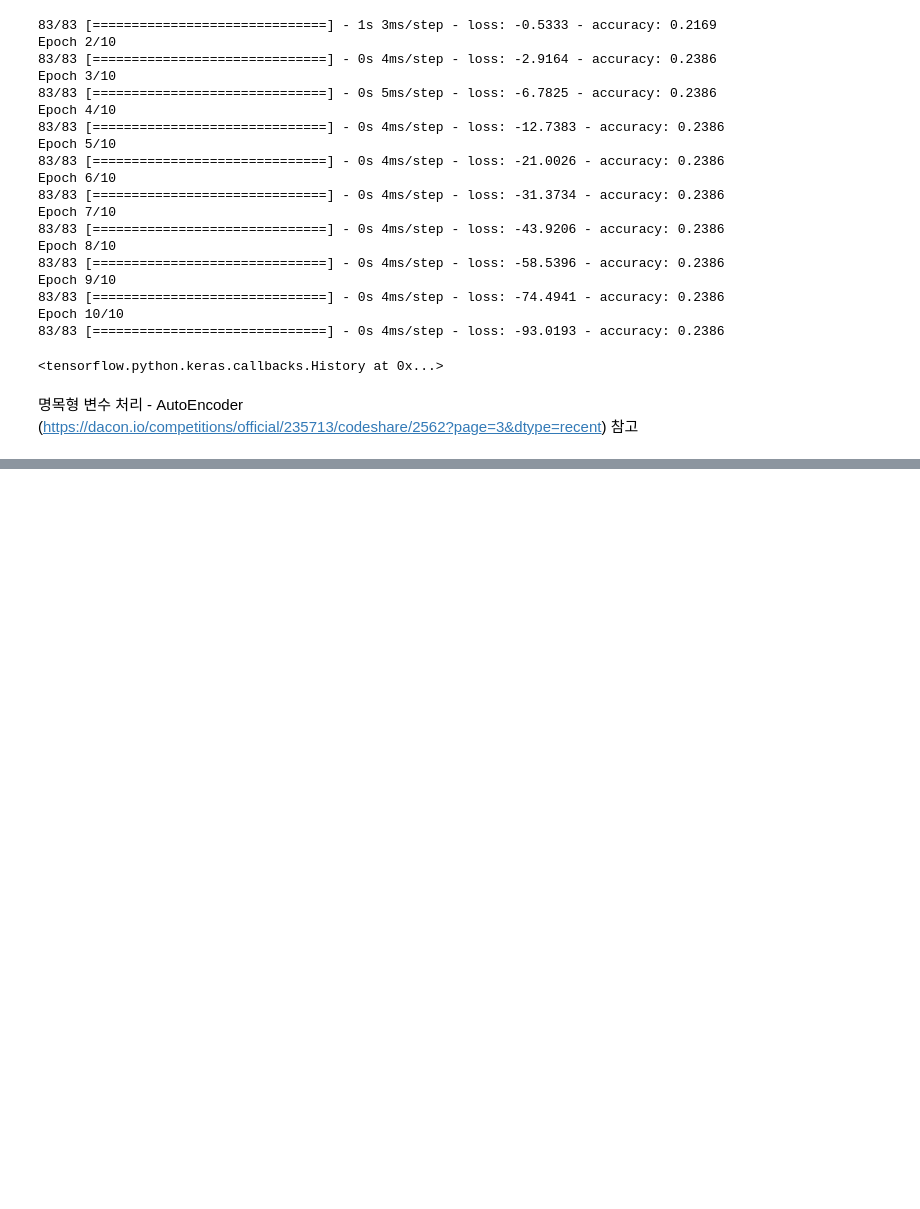
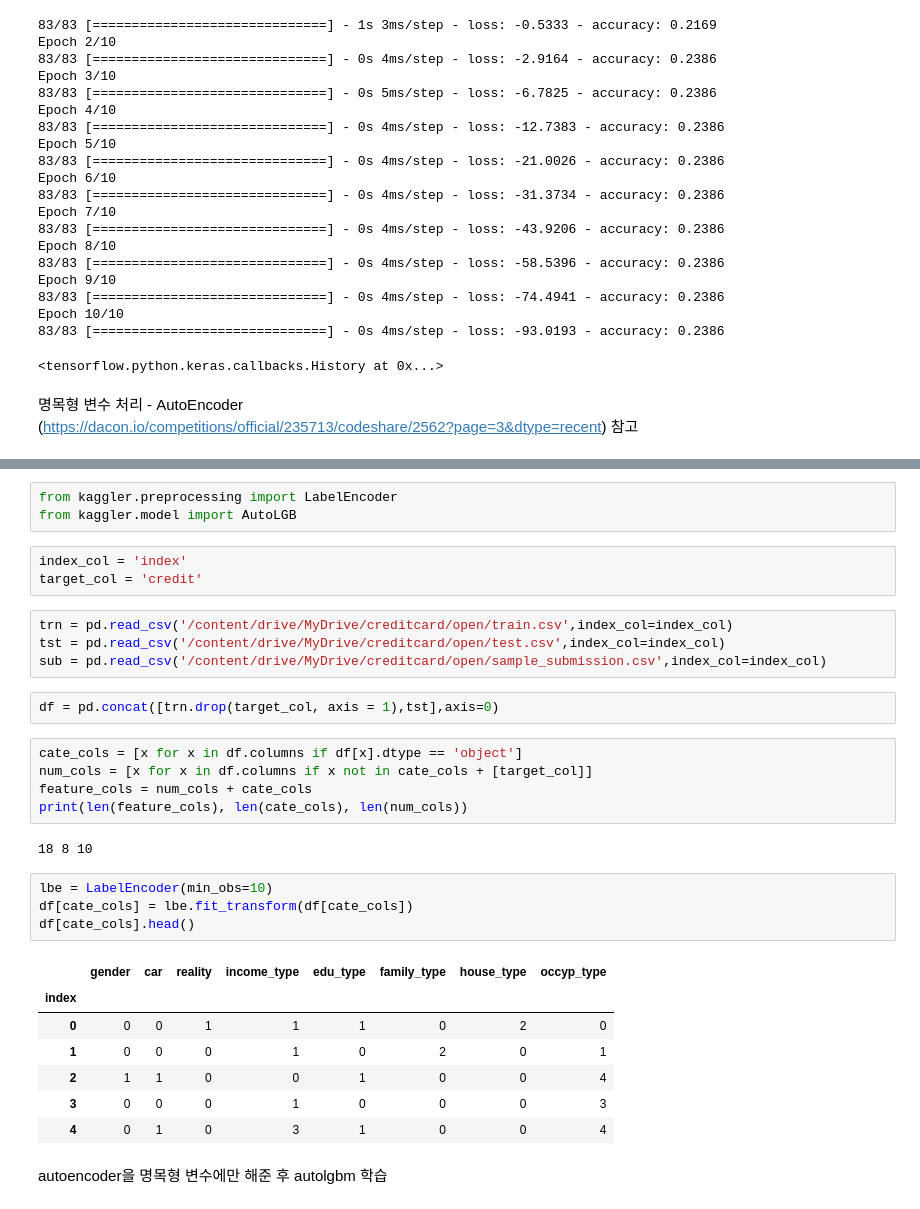
Before and after one commit to seryeongi/prac_dacon, a Jupyter notebook: 0531_credit.ipynb, the cells around one changed output, grey strips where cells are left out. Cells and saved outputs as stored; diff of their text form; blank space fills up the shorter version.

```diff
--- a/0531_credit.ipynb
+++ b/0531_credit.ipynb
@@ -448,0 +468,33 @@ Epoch 10/10
+# %%
+from kaggler.preprocessing import LabelEncoder
+from kaggler.model import AutoLGB
+# %%
+index_col = 'index'
+target_col = 'credit'
+# %%
+trn = pd.read_csv('/content/drive/MyDrive/creditcard/open/train.csv',index_col=index_col)
+tst = pd.read_csv('/content/drive/MyDrive/creditcard/open/test.csv',index_col=index_col)
+sub = pd.read_csv('/content/drive/MyDrive/creditcard/open/sample_submission.csv',index_col=index_col)
+# %%
+df = pd.concat([trn.drop(target_col, axis = 1),tst],axis=0)
+# %%
+cate_cols = [x for x in df.columns if df[x].dtype == 'object']
+num_cols = [x for x in df.columns if x not in cate_cols + [target_col]]
+feature_cols = num_cols + cate_cols
+print(len(feature_cols), len(cate_cols), len(num_cols))
+# %% [output]
+18 8 10
+# %%
+lbe = LabelEncoder(min_obs=10)
+df[cate_cols] = lbe.fit_transform(df[cate_cols])
+df[cate_cols].head()
+# %% [output]
+|  | gender | car | reality | income_type | edu_type | family_type | house_type | occyp_type |
+| index |  |  |  |  |  |  |  |  |
+| 0 | 0 | 0 | 1 | 1 | 1 | 0 | 2 | 0 |
+| 1 | 0 | 0 | 0 | 1 | 0 | 2 | 0 | 1 |
+| 2 | 1 | 1 | 0 | 0 | 1 | 0 | 0 | 4 |
+| 3 | 0 | 0 | 0 | 1 | 0 | 0 | 0 | 3 |
+| 4 | 0 | 1 | 0 | 3 | 1 | 0 | 0 | 4 |
+# %% [markdown]
+autoencoder을 명목형 변수에만 해준 후 autolgbm 학습
```
Also changed, not shown: parts of 3 cells of this notebook.
